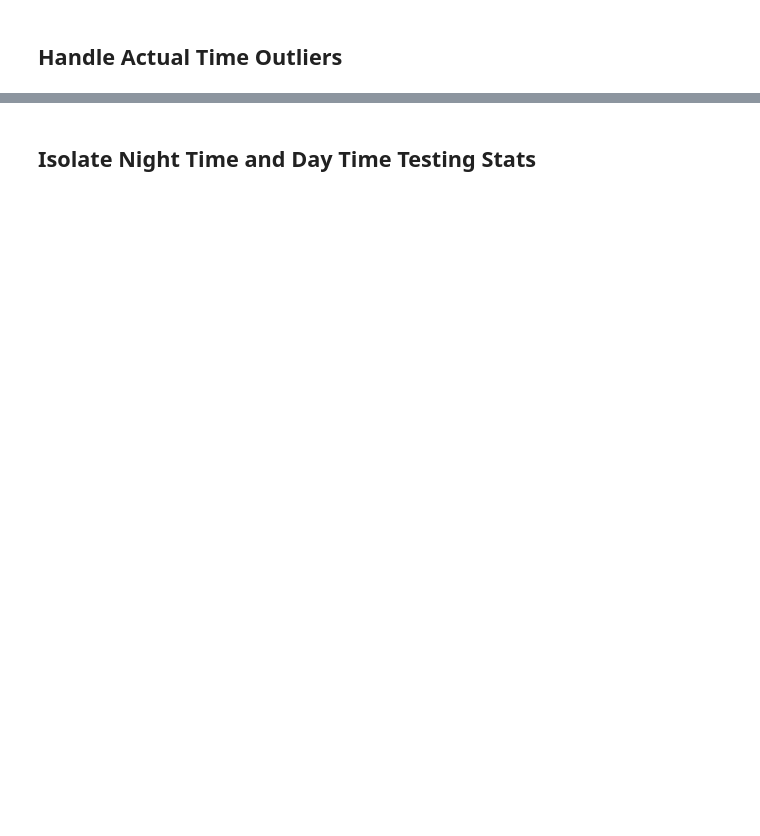
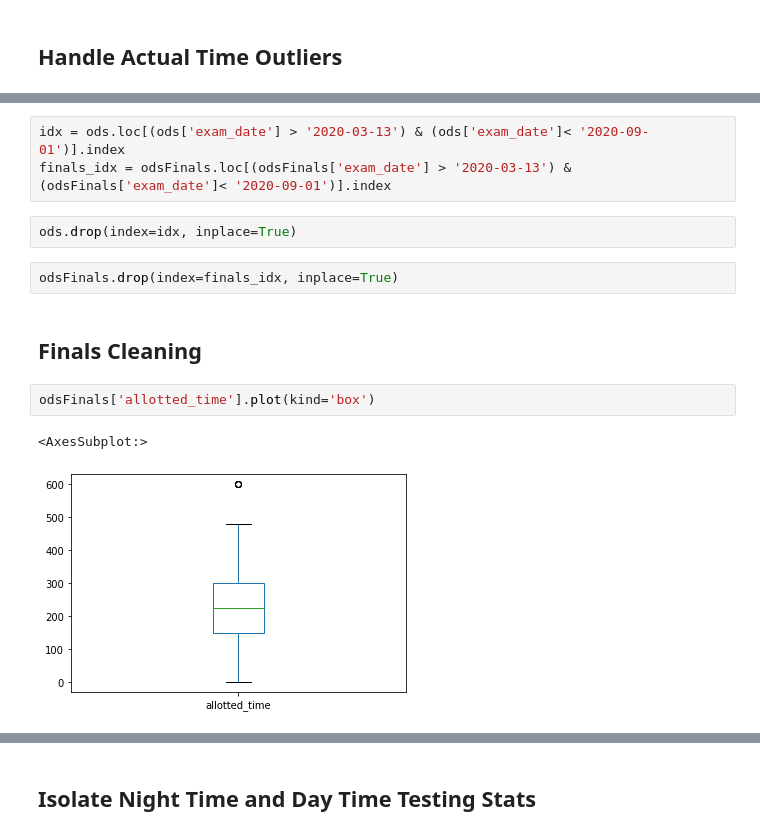
Before and after one commit to dihoxy/ODS-Test-Center-Project, a Jupyter notebook: Handling Outliers and Basic Exploratory Analysis.ipynb, the cells around one changed output, grey strips where cells are left out. Drawn from its saved outputs; the diff is of its cells as text; blank space fills up the shorter version.

```diff
--- a/Handling Outliers and Basic Exploratory Analysis.ipynb
+++ b/Handling Outliers and Basic Exploratory Analysis.ipynb
@@ -253,0 +320,14 @@ ods.drop(index=idx, inplace=True)
+# %%
+idx = ods.loc[(ods['exam_date'] > '2020-03-13') & (ods['exam_date']< '2020-09-01')].index
+finals_idx = odsFinals.loc[(odsFinals['exam_date'] > '2020-03-13') & (odsFinals['exam_date']< '2020-09-01')].index
+# %%
+ods.drop(index=idx, inplace=True)
+# %%
+odsFinals.drop(index=finals_idx, inplace=True)
+# %% [markdown]
+## Finals Cleaning
+# %%
+odsFinals['allotted_time'].plot(kind='box')
+# %% [output]
+<AxesSubplot:>
+[figure, added]
```
Also changed, not shown: parts of 92 cells of this notebook, 3 other files.
